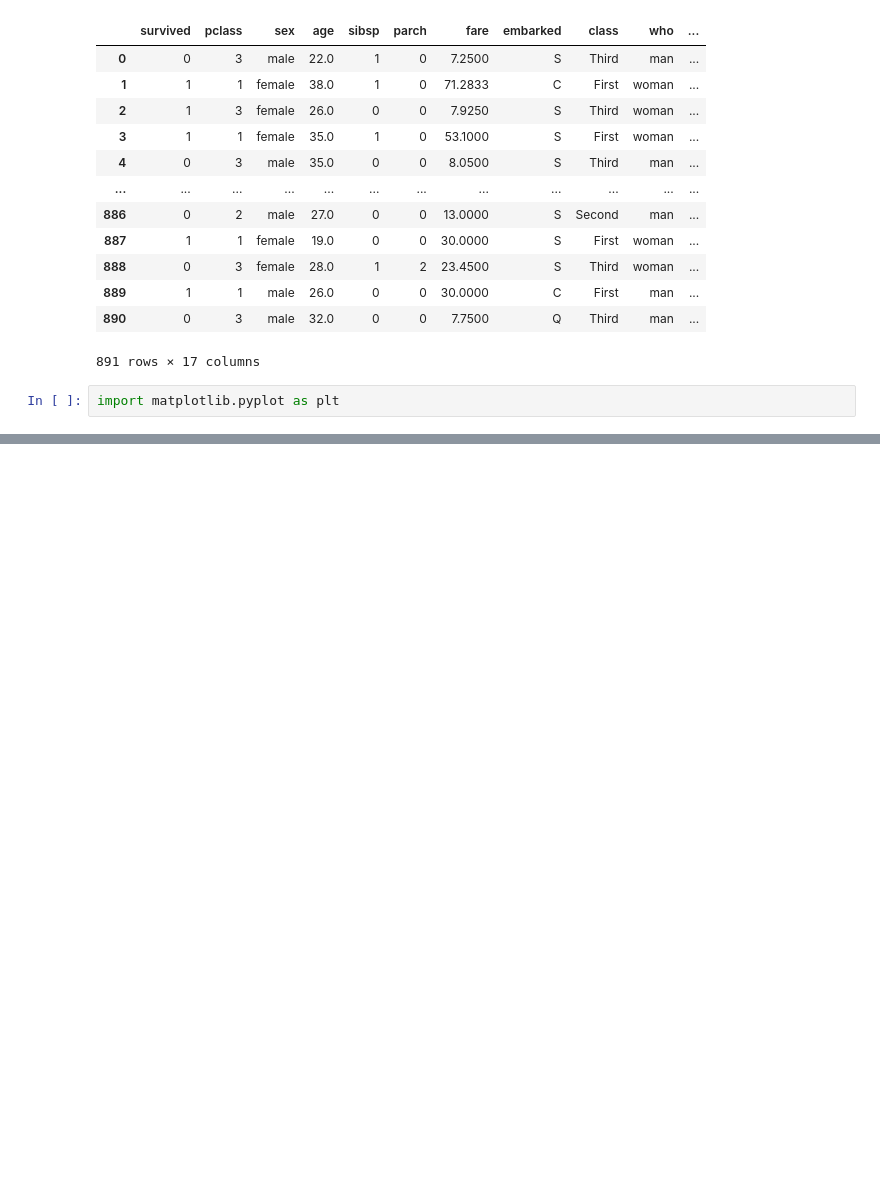
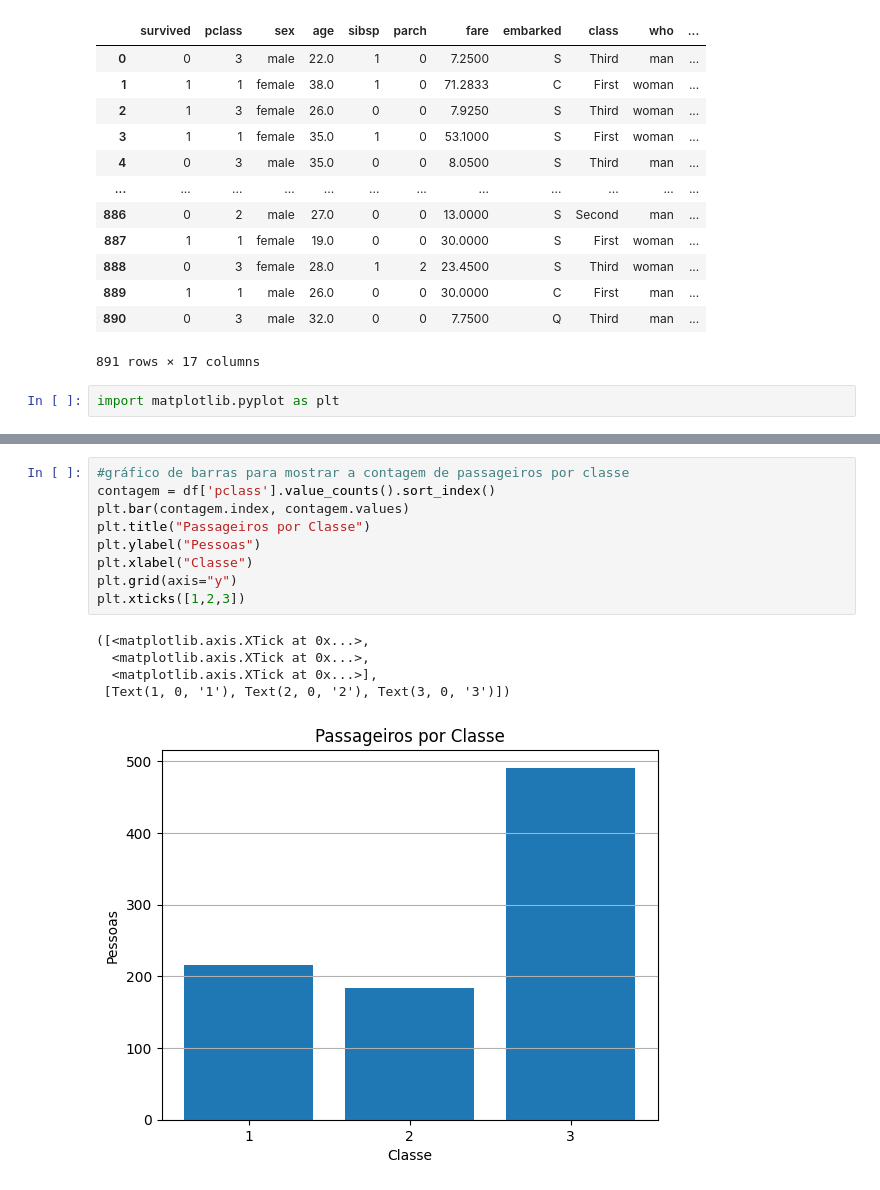
Before and after one commit to Didass7/DataScienceTraining, a Jupyter notebook: notebooks/TitanicTraining4.ipynb, the cells around one changed output, grey strips where cells are left out. Saved outputs shown, nothing was run; the diff lists cells and outputs as text; blank space fills up the shorter version.

Commit message:
More Matplotlib Trainning
Integrating Matplotlib into the Titanic Dataset Research

```diff
--- a/notebooks/TitanicTraining4.ipynb
+++ b/notebooks/TitanicTraining4.ipynb
@@ -421,0 +423,15 @@ plt.grid(axis='y')
+# %%
+#gráfico de barras para mostrar a contagem de passageiros por classe
+contagem = df['pclass'].value_counts().sort_index()
+plt.bar(contagem.index, contagem.values)
+plt.title("Passageiros por Classe")
+plt.ylabel("Pessoas")
+plt.xlabel("Classe")
+plt.grid(axis="y")
+plt.xticks([1,2,3])
+# %% [output]
+([<matplotlib.axis.XTick at 0x...>,
+  <matplotlib.axis.XTick at 0x...>,
+  <matplotlib.axis.XTick at 0x...>],
+ [Text(1, 0, '1'), Text(2, 0, '2'), Text(3, 0, '3')])
+[figure, added]
```
Also changed, not shown: parts of 8 cells of this notebook.
